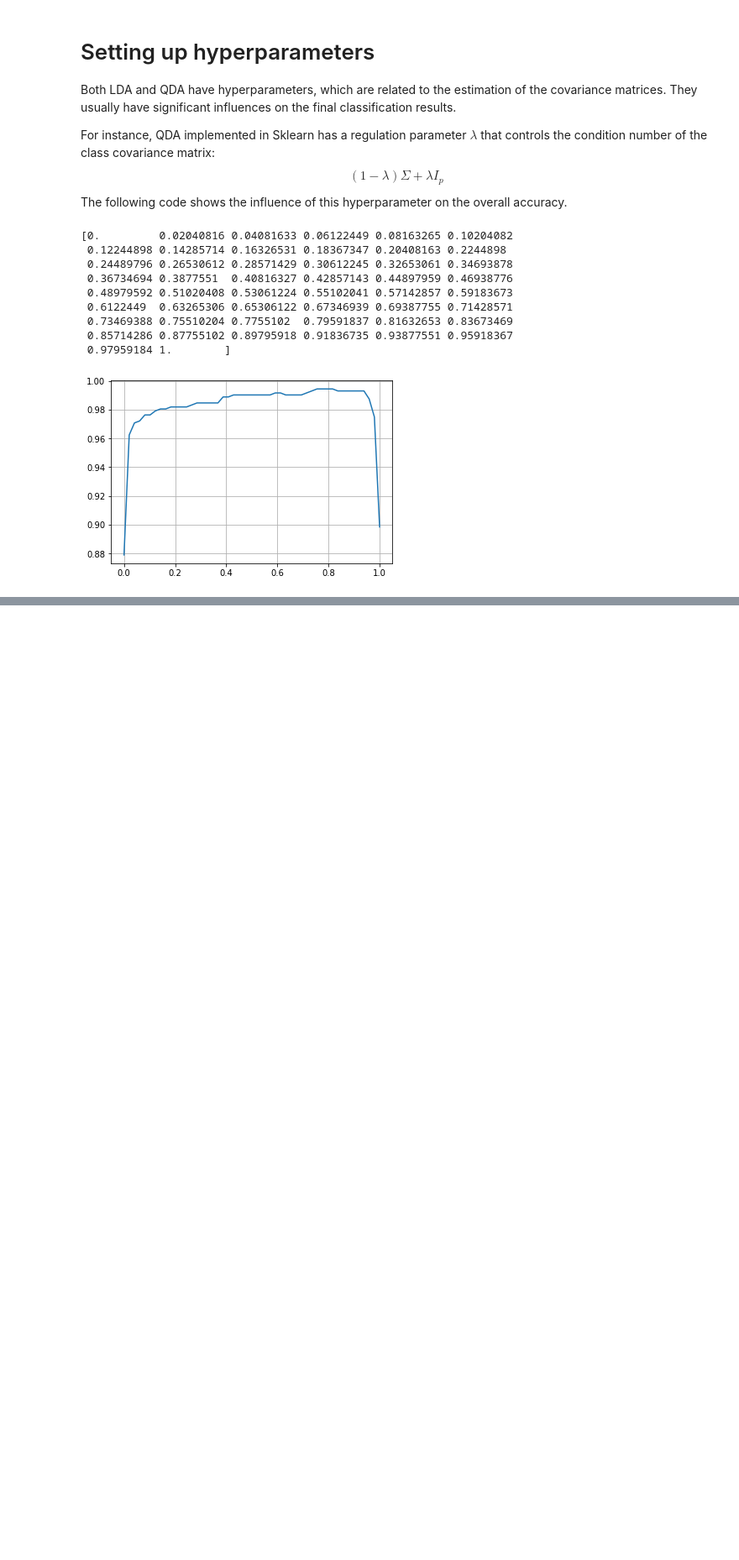
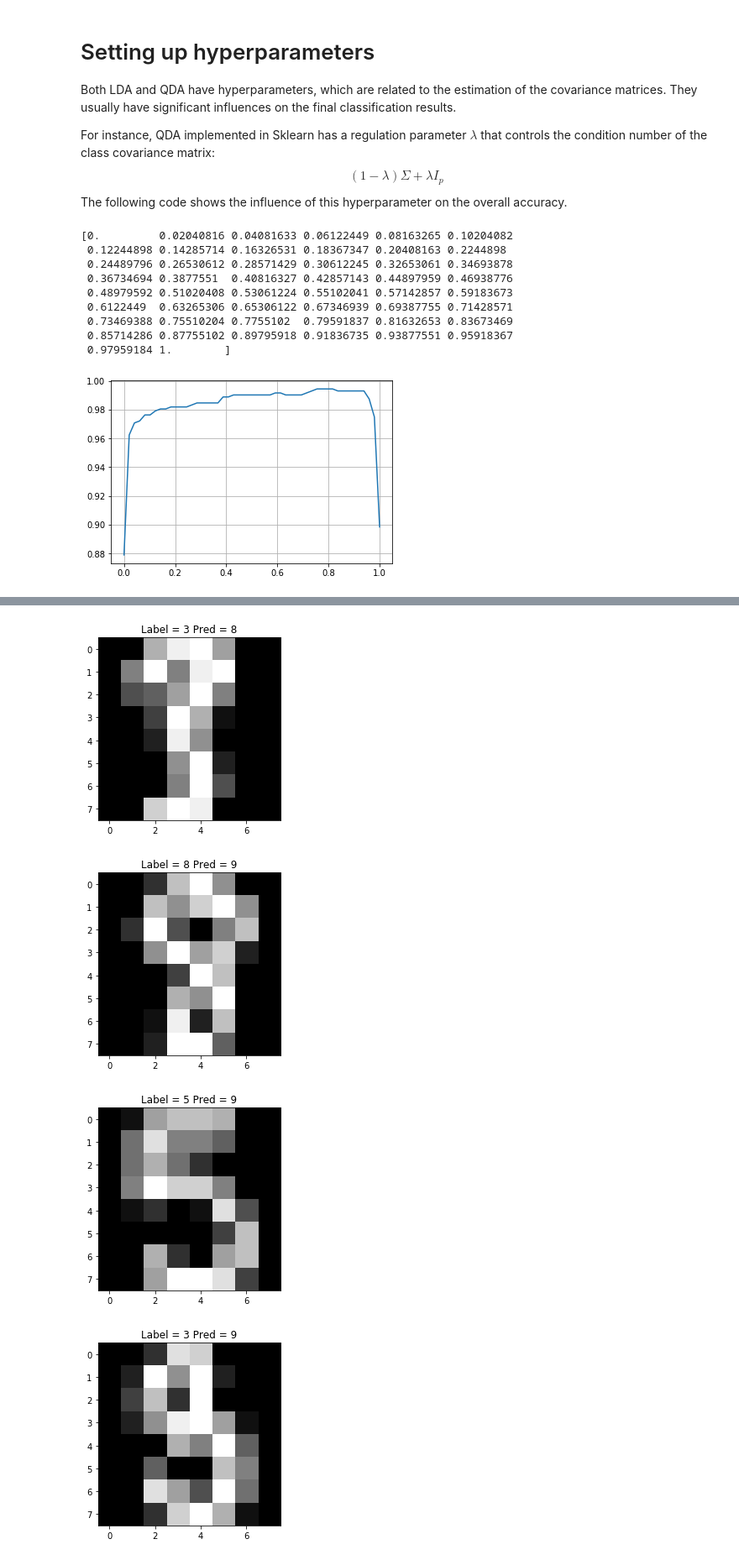
Before and after one commit to wtseve/conference_ia-chatelaf, a Jupyter notebook: notebooks/2_classification-I/N1_classification_LDA_QDA.ipynb, the cells around one changed output, grey strips where cells are left out. Shown at 84% size. Cells and saved outputs as stored; diff of their text form; code cells hidden in the pictures; blank space fills up the shorter version.

```diff
--- a/notebooks/2_classification-I/N1_classification_LDA_QDA.ipynb
+++ b/notebooks/2_classification-I/N1_classification_LDA_QDA.ipynb
@@ -91,0 +98,12 @@ Best hyperparameters value: 0.836734693877551
+# %%
+# Errors
+t = sp.where(y_pred!=y_test)[0]
+for t_ in t[1:10]:
+    plt.figure()
+    plt.imshow(X_test[t_,:].reshape(8,8),cmap="gray")
+    plt.title("Label = {} Pred = {}".format(y_test[t_],y_pred[t_]))
+# %% [output]
+[figure, added]
+[figure, added]
+[figure, added]
+[figure, added]
```
Also changed, not shown: parts of 3 cells of this notebook, 4 other files.
